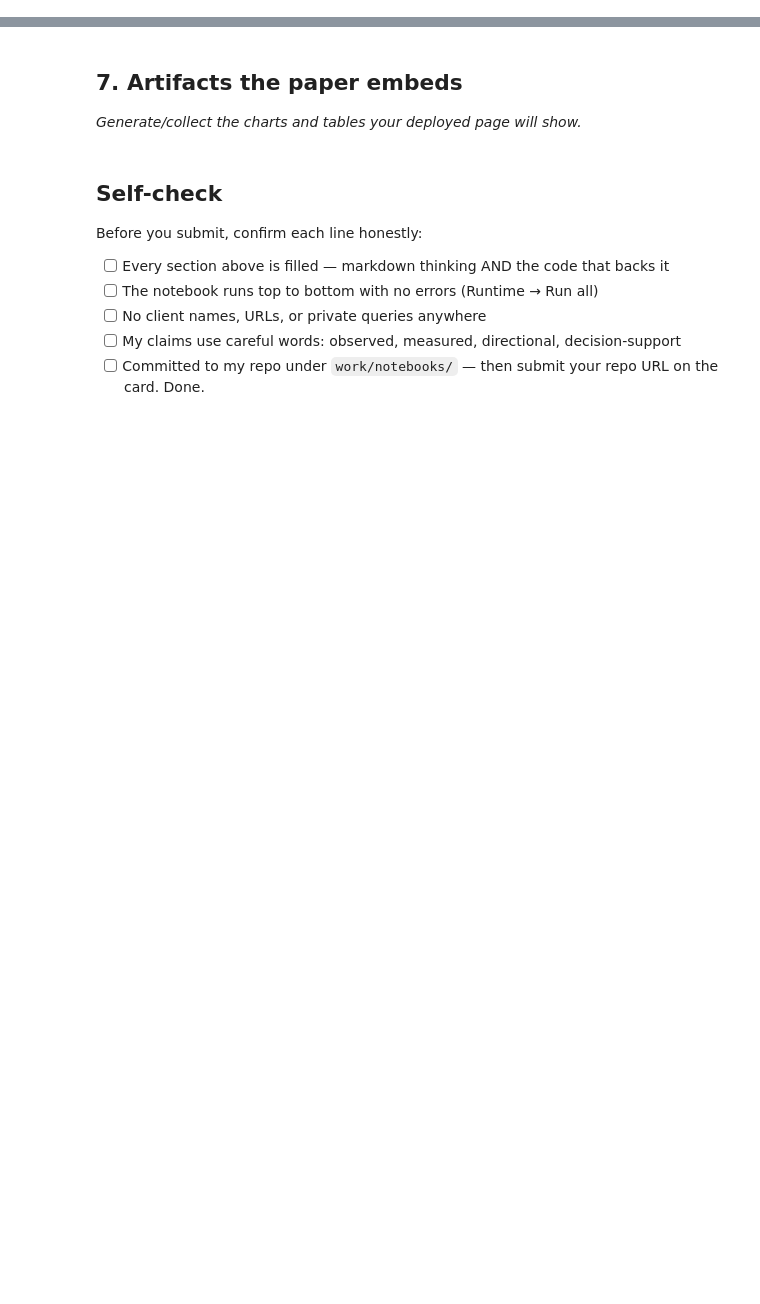
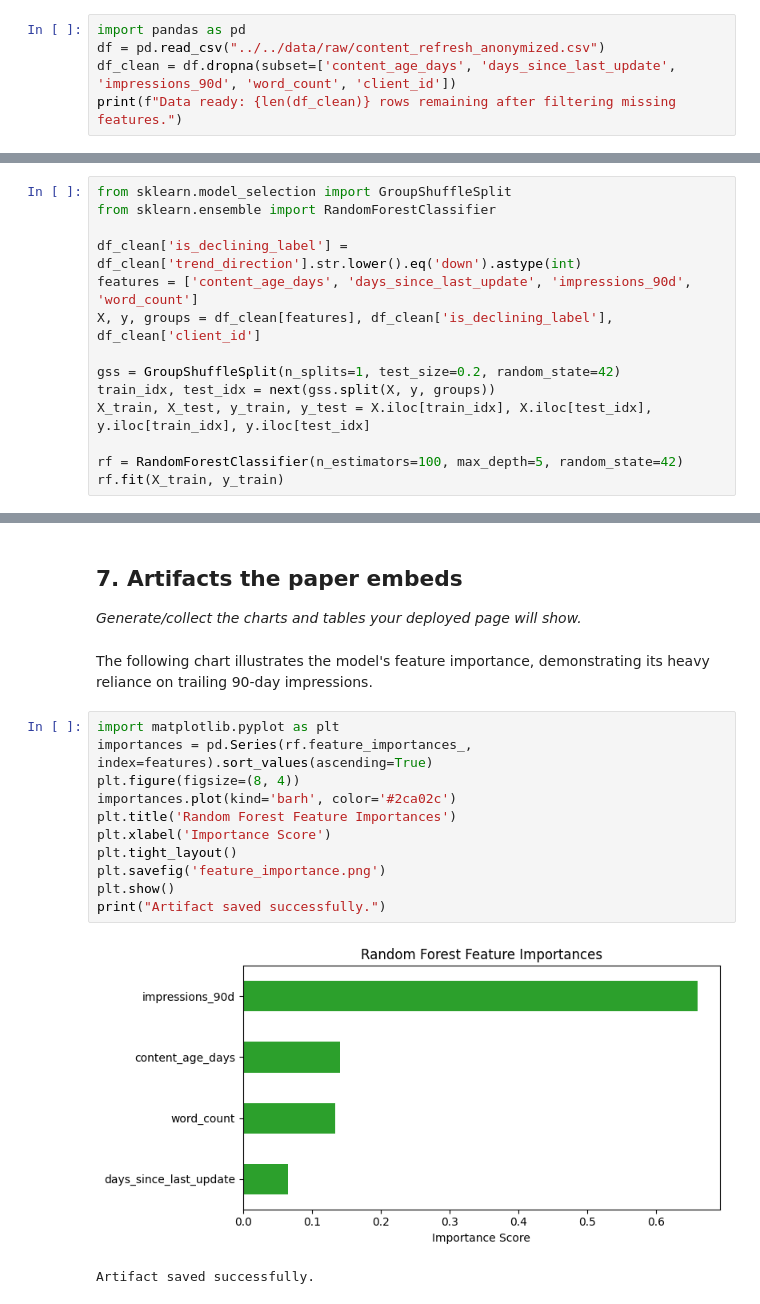
Before and after one commit to Basil-Maqbool/flyrank-internship-assignment1, a Jupyter notebook: work/notebooks/capstone.ipynb, the cells around one changed output, grey strips where cells are left out. Saved outputs shown, nothing was run; the diff lists cells and outputs as text; blank space fills up the shorter version.

```diff
--- a/work/notebooks/capstone.ipynb
+++ b/work/notebooks/capstone.ipynb
@@ -16,0 +40,5 @@ This skeleton is yours to fill. Work the sections **in order** — each one has
+# %%
+import pandas as pd
+df = pd.read_csv("../../data/raw/content_refresh_anonymized.csv")
+df_clean = df.dropna(subset=['content_age_days', 'days_since_last_update', 'impressions_90d', 'word_count', 'client_id'])
+print(f"Data ready: {len(df_clean)} rows remaining after filtering missing features.")
@@ -20,0 +59,14 @@ This skeleton is yours to fill. Work the sections **in order** — each one has
+# %%
+from sklearn.model_selection import GroupShuffleSplit
+from sklearn.ensemble import RandomForestClassifier
+
+df_clean['is_declining_label'] = df_clean['trend_direction'].str.lower().eq('down').astype(int)
+features = ['content_age_days', 'days_since_last_update', 'impressions_90d', 'word_count']
+X, y, groups = df_clean[features], df_clean['is_declining_label'], df_clean['client_id']
+
+gss = GroupShuffleSplit(n_splits=1, test_size=0.2, random_state=42)
+train_idx, test_idx = next(gss.split(X, y, groups))
+X_train, X_test, y_train, y_test = X.iloc[train_idx], X.iloc[test_idx], y.iloc[train_idx], y.iloc[test_idx]
+
+rf = RandomForestClassifier(n_estimators=100, max_depth=5, random_state=42)
+rf.fit(X_train, y_train)
@@ -34,13 +143,19 @@ This skeleton is yours to fill. Work the sections **in order** — each one has
 ## 7. Artifacts the paper embeds
 
 *Generate/collect the charts and tables your deployed page will show.*
-# %% [markdown]
-## Self-check
-
-Before you submit, confirm each line honestly:
-
-- [ ] Every section above is filled — markdown thinking AND the code that backs it
-- [ ] The notebook runs top to bottom with no errors (Runtime → Run all)
-- [ ] No client names, URLs, or private queries anywhere
-- [ ] My claims use careful words: observed, measured, directional, decision-support
-- [ ] Committed to my repo under `work/notebooks/` — then submit your repo URL on the card. Done.
+# %% [markdown]
+The following chart illustrates the model's feature importance, demonstrating its heavy reliance on trailing 90-day impressions.
+# %%
+import matplotlib.pyplot as plt
+importances = pd.Series(rf.feature_importances_, index=features).sort_values(ascending=True)
+plt.figure(figsize=(8, 4))
+importances.plot(kind='barh', color='#2ca02c')
+plt.title('Random Forest Feature Importances')
+plt.xlabel('Importance Score')
+plt.tight_layout()
+plt.savefig('feature_importance.png')
+plt.show()
+print("Artifact saved successfully.")
+# %% [output]
+[figure, added]
+Artifact saved successfully.
```
Also changed, not shown: parts of 16 cells of this notebook.
